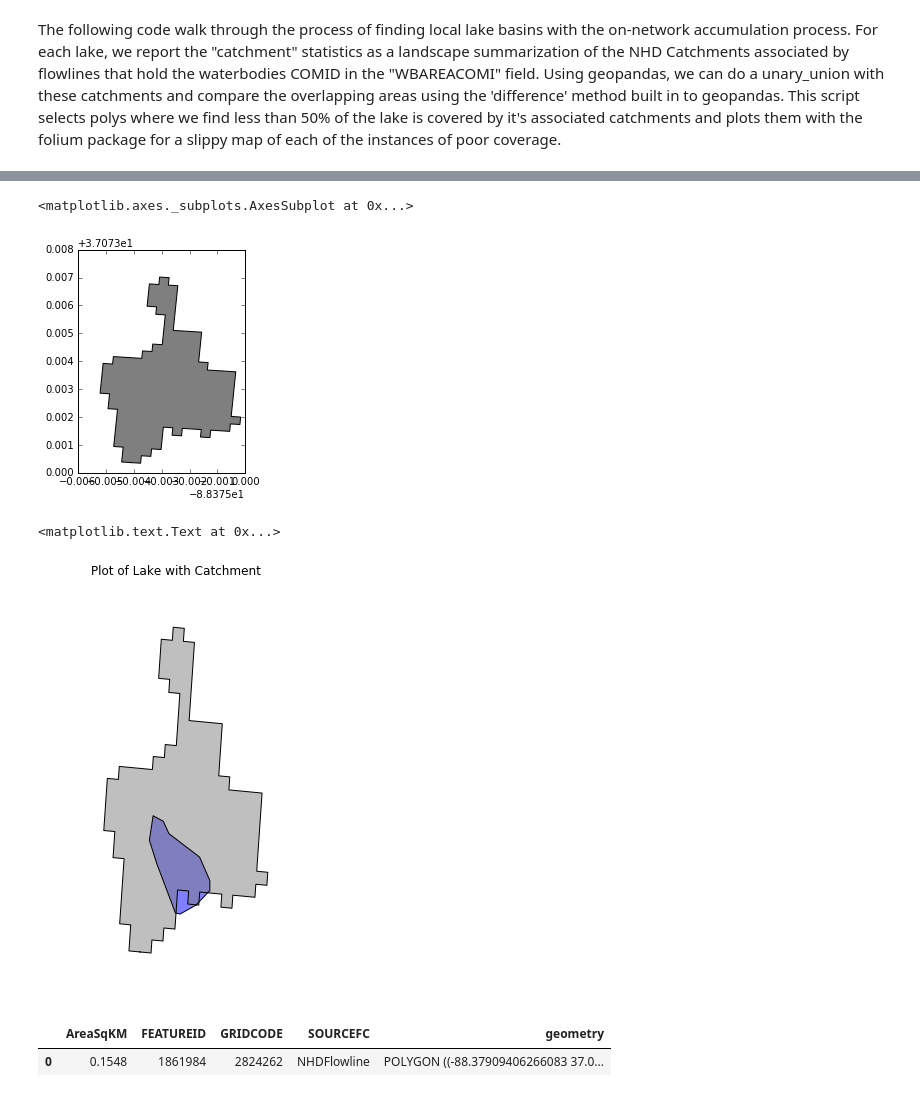
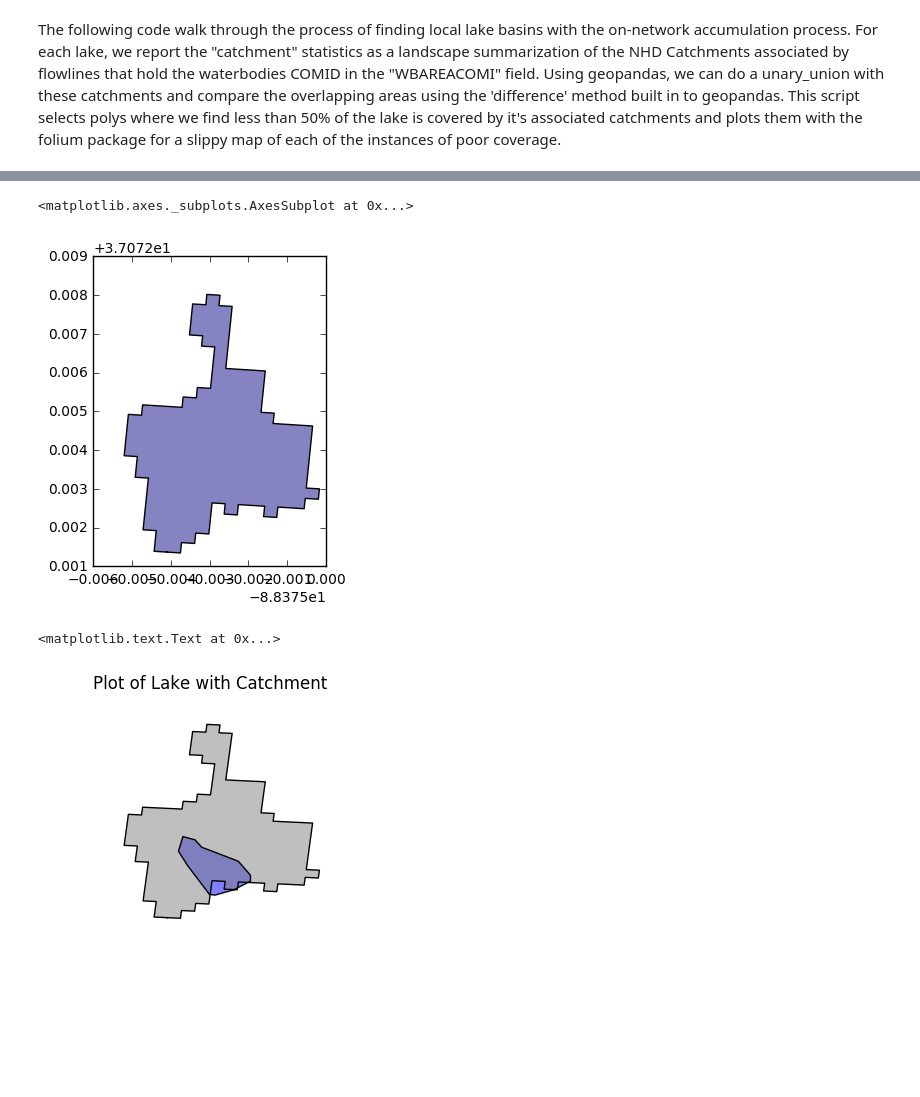
Before and after one commit to debboutr/SDMG, a Jupyter notebook: SpatialDataManagementGroup.ipynb, the cells around one changed output, grey strips where cells are left out. Drawn from its saved outputs; the diff is of its cells as text; code cells hidden in the pictures; blank space fills up the shorter version.

```diff
--- a/SpatialDataManagementGroup.ipynb
+++ b/SpatialDataManagementGroup.ipynb
@@ -45,3 +36,6 @@ os.getcwd()
 # %%
 % matplotlib inline
 import geopandas as gpd
+lake = gpd.GeoDataFrame.from_file("./data/lake.shp")
+print lake.crs  # GCS_North_American_1983
+lake.plot(figsize=(3,3))
@@ -48,17 +46,16 @@ import geopandas as gpd
 # %%
-basin = gpd.GeoDataFrame.from_file("basin.shp")
-basin.plot(column='FEATUREID', cmap="gist_earth")
+basin = gpd.GeoDataFrame.from_file("./data/basin.shp")
+basin.plot(column='FEATUREID', cmap="plasma")
 # %% [output]
 <matplotlib.axes._subplots.AxesSubplot at 0x...>
-[figure, old version]
+[figure, new version]
 # %%
 import matplotlib.pyplot as plt
-#plt.style.use("default")
-fig, ax = plt.subplots(1, figsize=(3.5,7))
+fig, ax = plt.subplots(1, figsize=(3,3))
 base = lake.plot(ax=ax, color='blue')
 basin.plot(ax=base, color='grey')
 ax.axis('off')
 ax.set_title("Plot of Lake with Catchment")
 # %% [output]
 <matplotlib.text.Text at 0x...>
-[figure, old version]
+[figure, new version]
@@ -67,5 +61,0 @@ ax.set_title("Plot of Lake with Catchment")
-# %%
-basin.head()
-# %% [output]
-|  | AreaSqKM | FEATUREID | GRIDCODE | SOURCEFC | geometry |
-| 0 | 0.1548 | 1861984 | 2824262 | NHDFlowline | POLYGON ((-88.37909406266083 37.0... |
```
Also changed, not shown: parts of 29 cells of this notebook, 6 other files.
